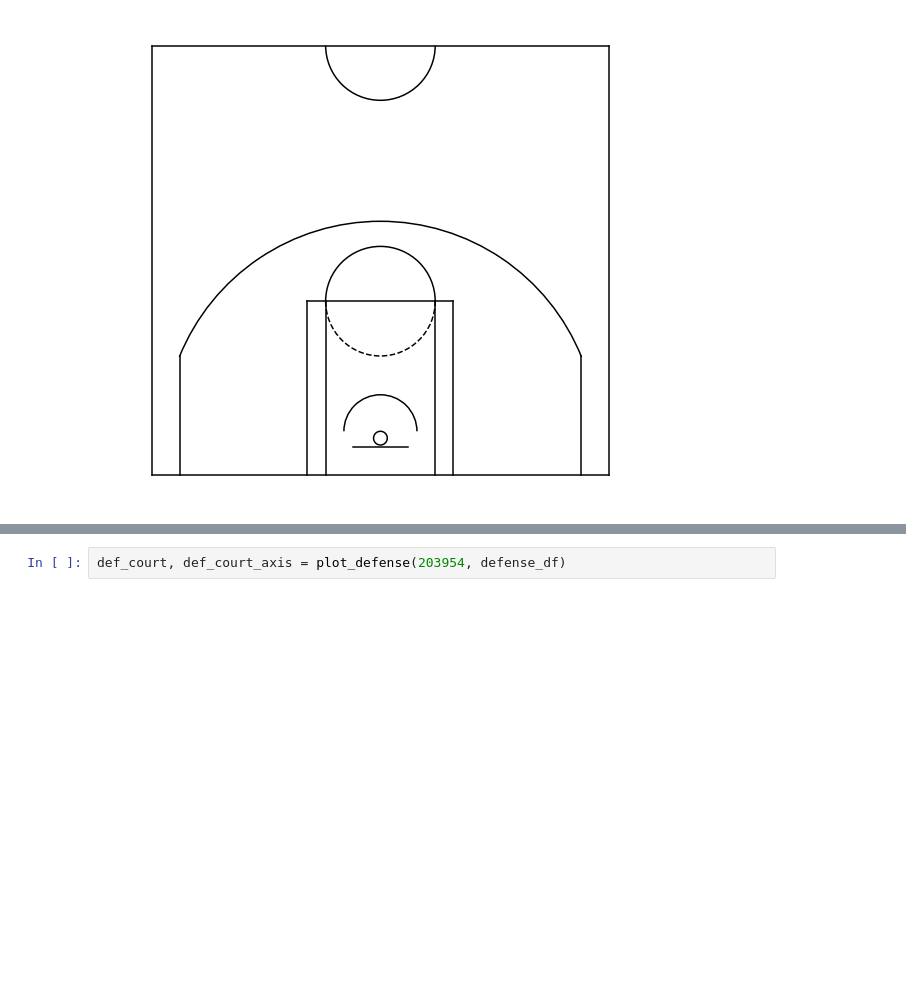
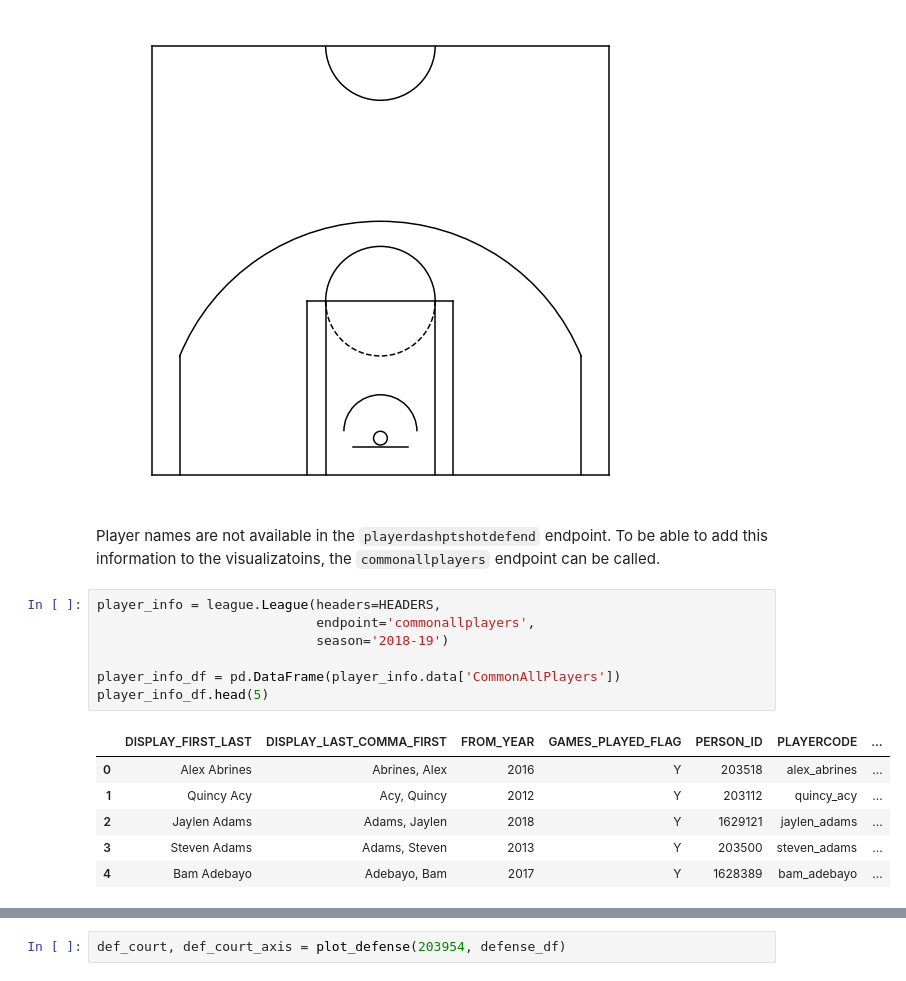
Before and after one commit to basketballrelativity/defense, a Jupyter notebook: visualize_defense.ipynb, the cells around one changed output, grey strips where cells are left out. Cells and saved outputs as stored; diff of their text form; blank space fills up the shorter version.

```diff
--- a/visualize_defense.ipynb
+++ b/visualize_defense.ipynb
@@ -123,3 +127,19 @@ court, court_axis = draw_court()
 court
 # %% [output]
 [figure]
+# %% [markdown]
+Player names are not available in the `playerdashptshotdefend` endpoint. To be able to add this information to the visualizatoins, the `commonallplayers` endpoint can be called.
+# %%
+player_info = league.League(headers=HEADERS,
+                            endpoint='commonallplayers',
+                            season='2018-19')
+
+player_info_df = pd.DataFrame(player_info.data['CommonAllPlayers'])
+player_info_df.head(5)
+# %% [output]
+|  | DISPLAY_FIRST_LAST | DISPLAY_LAST_COMMA_FIRST | FROM_YEAR | GAMES_PLAYED_FLAG | PERSON_ID | PLAYERCODE | ... |
+| 0 | Alex Abrines | Abrines, Alex | 2016 | Y | 203518 | alex_abrines | ... |
+| 1 | Quincy Acy | Acy, Quincy | 2012 | Y | 203112 | quincy_acy | ... |
+| 2 | Jaylen Adams | Adams, Jaylen | 2018 | Y | 1629121 | jaylen_adams | ... |
+| 3 | Steven Adams | Adams, Steven | 2013 | Y | 203500 | steven_adams | ... |
+| 4 | Bam Adebayo | Adebayo, Bam | 2017 | Y | 1628389 | bam_adebayo | ... |
```
Also changed, not shown: parts of 9 cells of this notebook.
